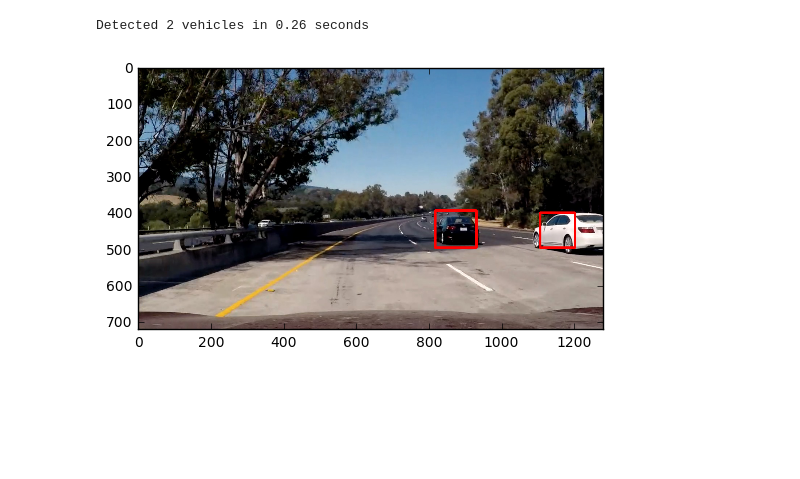
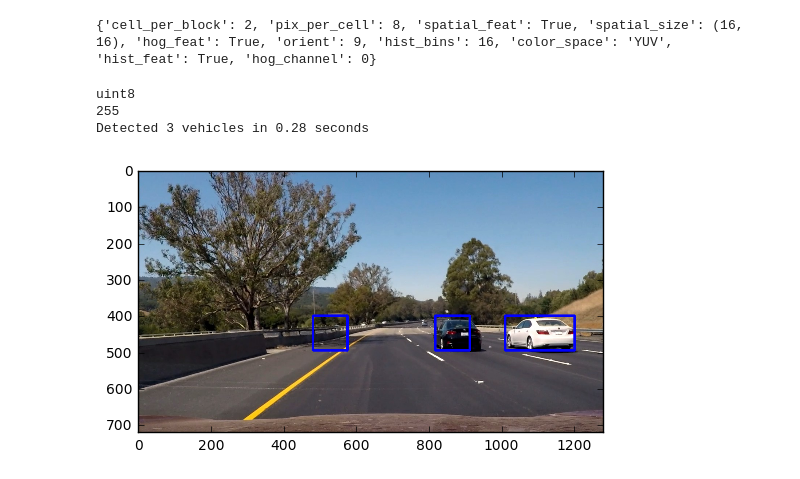
Before and after one commit to ThomasOdum/CarND-P05-Vehicle-Detection, a Jupyter notebook: Vehicle-Detection.ipynb, the cells around one changed output. Saved outputs shown, nothing was run; the diff lists cells and outputs as text; code cells hidden in the pictures; blank space fills up the shorter version.

Commit message:
Added cluster labeling using scipy.ndimage.measurements.label + thresholded heatmap

```diff
--- a/Vehicle-Detection.ipynb
+++ b/Vehicle-Detection.ipynb
@@ -140,6 +130,6 @@ joblib.dump({'model':clf, 'config':config}, 'models/clf_9885_newhog.pkl')
 # %%
 # data = joblib.load('models/clf_9892_ycbcr.pkl')
-data = joblib.load('models/clf_9731_newhog.pkl')
+data = joblib.load('models/clf_9885_newhog.pkl')
 # svc = data['model']
 clf = data['model']
 config = data['config']
@@ -155,3 +145,5 @@ spatial_feat = config['spatial_feat']
 hist_feat = config['hist_feat']
 hog_feat = config['hog_feat']
 print(config)
+# %% [output]
+{'cell_per_block': 2, 'pix_per_cell': 8, 'spatial_feat': True, 'spatial_size': (16, 16), 'hog_feat': True, 'orient': 9, 'hist_bins': 16, 'color_space': 'YUV', 'hist_feat': True, 'hog_channel': 0}
@@ -243,7 +186,7 @@ def search_windows(img, windows, clf, color_space='RGB',
 
         #6) Predict using your classifier
         dec = clf.decision_function(test_features)
-        prediction = int(dec > 1.1)
+        prediction = int(dec > 0.5)
 
         #7) If positive (prediction == 1) then save the window
         if prediction == 1:
@@ -253,30 +263,2 @@ def search_windows(img, windows, clf, color_space='RGB',
 # %%
-image = mpimg.imread('test_images/test5.jpg')
+image = mpimg.imread('test_images/test6.jpg')
-# %%
-# %lprun -f single_img_features multiscale_detect(image, clf, config, windows)
-t = time.time()
-%reload_ext autoreload
-%autoreload 2
-candidates = multiscale_detect(image, clf, config, windows)
-heatmap = update_heatmap(candidates, image.shape)
-
-# from sklearn.cluster import DBSCAN
-
-bboxes = find_vehicles(heatmap)
-t2 = time.time() - t
-print('Detected %d vehicles in %.2f seconds' % (len(bboxes), t2))
-
-# # compute_positions(hot_windows, image_size)
-# # im2 = (np.copy(image)*255).astype(np.uint8)
-im2 = np.copy(image)
-# for pt1, pt2 in candidates:
-#     cv2.rectangle(im2,pt1, pt2,color=(0,255,0),thickness=3)
-
-for x_,y_,w_,h_ in bboxes:
-    cv2.rectangle(im2,(x_,y_),(x_+w_,y_+h_),color=(255,0,0),thickness=6)
-plt.imshow(im2)
-
-plt.show()
-# %% [output]
-Detected 2 vehicles in 0.26 seconds
-[figure, removed]
@@ -294,0 +265,21 @@ def process_image(image, params):
+# %%
+t = time.time()
+from sklearn import metrics
+
+candidates = multiscale_detect(image, clf, config, windows)
+
+heatmap = update_heatmap(candidates, image.shape)
+plt.imshow(heatmap)
+labels = label(heatmap)
+im2 = draw_labeled_bboxes(np.copy(image), labels)
+t2 = time.time() - t
+print('Detected %d vehicles in %.2f seconds' % (len(bboxes), t2))
+
+plt.imshow(im2)
+
+plt.show()
+# %% [output]
+uint8
+255
+Detected 3 vehicles in 0.28 seconds
+[figure, added]
```
Also changed, not shown: parts of 13 cells of this notebook, 1 other file.
